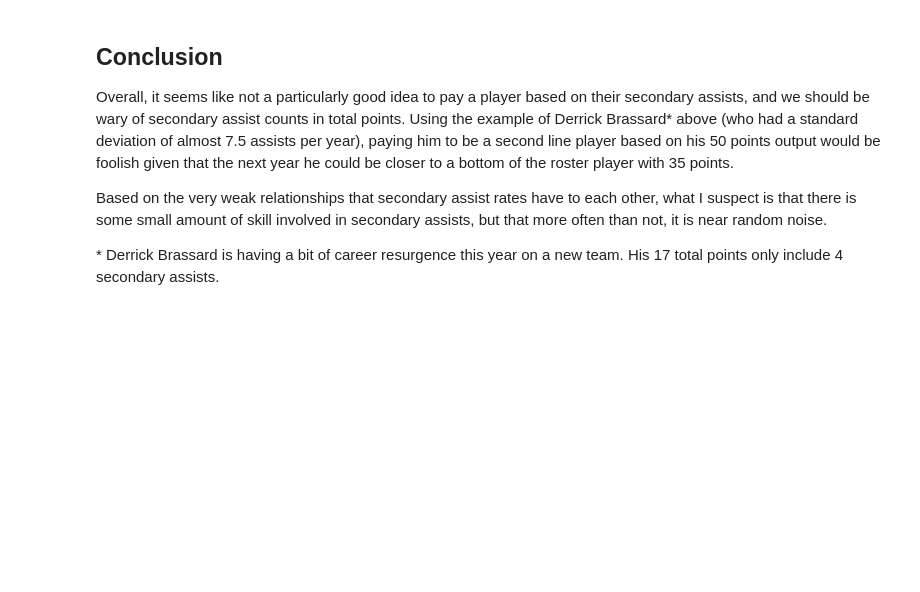
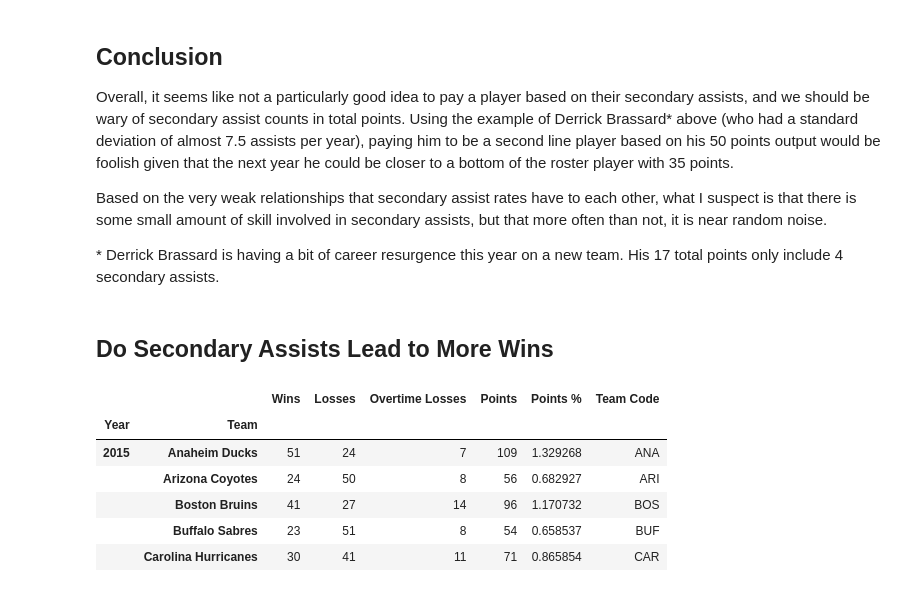
Before and after one commit to dbasilio/data-analysis-hockey, a Jupyter notebook: secondary-assists-analysis.ipynb, the cells around one changed output. Saved outputs shown, nothing was run; the diff lists cells and outputs as text; code cells hidden in the pictures; blank space fills up the shorter version.

```diff
--- a/secondary-assists-analysis.ipynb
+++ b/secondary-assists-analysis.ipynb
@@ -335,3 +335,16 @@ Overall, it seems like not a particularly good idea to pay a player based on the
 Based on the very weak relationships that secondary assist rates have to each other, what I suspect is that there is some small amount of skill involved in secondary assists, but that more often than not, it is near random noise.
 
 \* Derrick Brassard is having a bit of career resurgence this year on a new team. His 17 total points only include 4 secondary assists.
+# %% [markdown]
+## Do Secondary Assists Lead to More Wins
+# %%
+team_data = fetch_team_data()
+team_data.head()
+# %% [output]
+|  |  | Wins | Losses | Overtime Losses | Points | Points % | Team Code |
+| Year | Team |  |  |  |  |  |  |
+| 2015 | Anaheim Ducks | 51 | 24 | 7 | 109 | 1.329268 | ANA |
+|  | Arizona Coyotes | 24 | 50 | 8 | 56 | 0.682927 | ARI |
+|  | Boston Bruins | 41 | 27 | 14 | 96 | 1.170732 | BOS |
+|  | Buffalo Sabres | 23 | 51 | 8 | 54 | 0.658537 | BUF |
+|  | Carolina Hurricanes | 30 | 41 | 11 | 71 | 0.865854 | CAR |
```
Also changed, not shown: parts of 9 cells of this notebook.
